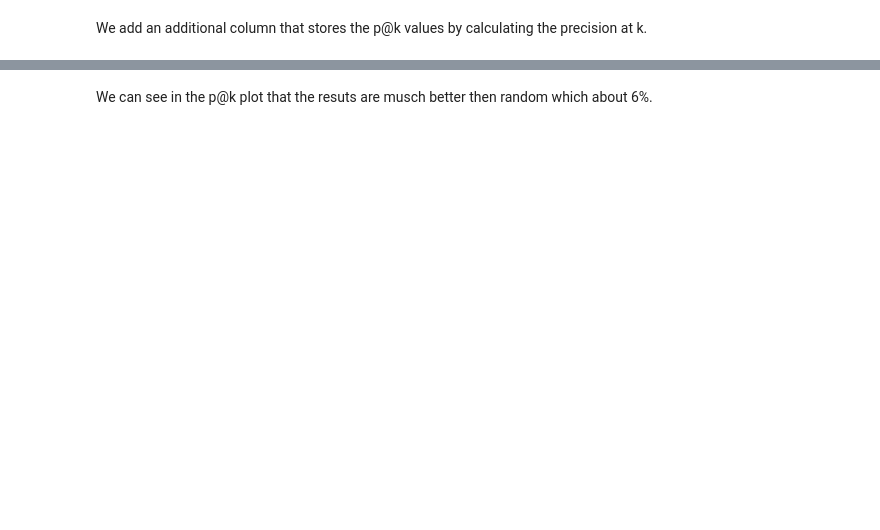
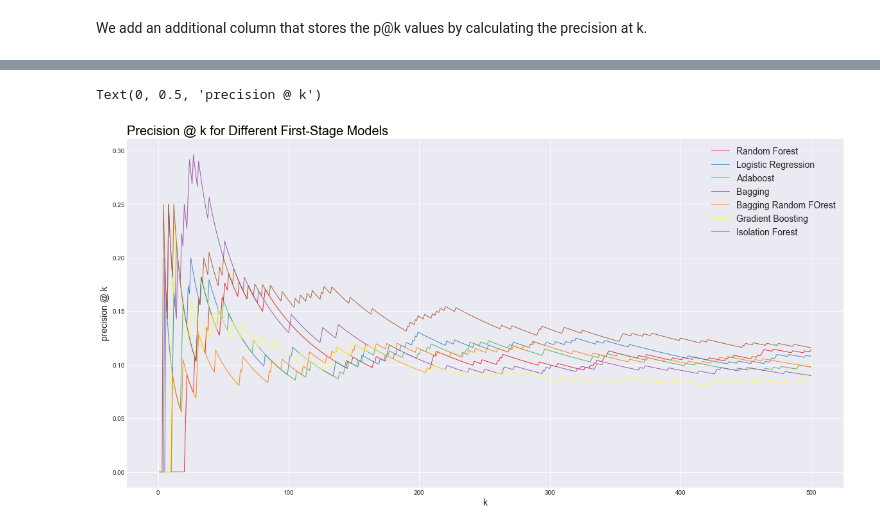
Before and after one commit to anish-saha/Network-Anomaly-Detection, a Jupyter notebook: Sybil_Detection_Twitter.ipynb, the cells around one changed output, grey strips where cells are left out. Saved outputs shown, nothing was run; the diff lists cells and outputs as text; code cells hidden in the pictures; blank space fills up the shorter version.

Commit message:
Precision at k with First Stage models

```diff
--- a/Sybil_Detection_Twitter.ipynb
+++ b/Sybil_Detection_Twitter.ipynb
@@ -175,3 +366 @@ def aggreagate_res(data_folder, res_path):
     return results_frame.reset_index()
-# %%
-df = aggreagate_res(output_folder, "res.csv").sort_values("mean_link_label", ascending=False)
@@ -187,0 +385,8 @@ df.head(10)
+# %%
+rf_df = calc_pk(rf_df)
+lr_df = calc_pk(lr_df)
+adaboost_df = calc_pk(adaboost_df)
+bagging_df = calc_pk(bagging_df)
+baggingRF_df = calc_pk(baggingRF_df)
+gradboost_df = calc_pk(gradboost_df)
+iso_df = calc_pk(iso_df)
@@ -192 +404,9 @@ df["p@k"] = df.apply(lambda x: x["actual_sum"]/x["k"], axis=1)
+# %%
+rf_df["p@k"] = rf_df.apply(lambda x: x["actual_sum"]/x["k"], axis=1)
+lr_df["p@k"] = lr_df.apply(lambda x: x["actual_sum"]/x["k"], axis=1)
+adaboost_df["p@k"] = adaboost_df.apply(lambda x: x["actual_sum"]/x["k"], axis=1)
+bagging_df["p@k"] = bagging_df.apply(lambda x: x["actual_sum"]/x["k"], axis=1)
+baggingRF_df["p@k"] = baggingRF_df.apply(lambda x: x["actual_sum"]/x["k"], axis=1)
+gradboost_df["p@k"] = gradboost_df.apply(lambda x: x["actual_sum"]/x["k"], axis=1)
+iso_df["p@k"] = iso_df.apply(lambda x: x["actual_sum"]/x["k"], axis=1)
 # %%
@@ -194,2 +431,0 @@ df[["k", "p@k"]].head(10)
-# %% [markdown]
-We can see in the p@k plot that the resuts are musch better then random which about 6%.
@@ -202,0 +432,30 @@ plt.plot(df[["k"]].values, np.full((len(df[["k"]]),1), 0.06))
+# %%
+%matplotlib inline
+import matplotlib.pyplot as plt
+
+plt.style.use('seaborn-darkgrid')
+palette = plt.get_cmap('Set1')
+plt.figure(figsize=(20,10))
+
+plt.plot(rf_df["k"][:500], rf_df["p@k"][:500], marker='',
+         color=palette(0), linewidth=1, alpha=0.9, label="Random Forest")
+plt.plot(lr_df["k"][:500], lr_df["p@k"][:500], marker='',
+         color=palette(1), linewidth=1, alpha=0.9, label="Logistic Regression")
+plt.plot(adaboost_df["k"][:500], adaboost_df["p@k"][:500], marker='',
+         color=palette(2), linewidth=1, alpha=0.9, label="Adaboost")
+plt.plot(bagging_df["k"][:500], bagging_df["p@k"][:500], marker='',
+         color=palette(3), linewidth=1, alpha=0.9, label="Bagging")
+plt.plot(baggingRF_df["k"][:500], baggingRF_df["p@k"][:500], marker='',
+         color=palette(4), linewidth=1, alpha=0.9, label="Bagging Random FOrest")
+plt.plot(gradboost_df["k"][:500], gradboost_df["p@k"][:500], marker='',
+         color=palette(5), linewidth=1, alpha=0.9, label="Gradient Boosting")
+plt.plot(iso_df["k"][:500], iso_df["p@k"][:500], marker='',
+         color=palette(6), linewidth=1, alpha=0.9, label="Isolation Forest")
+
+plt.legend(fontsize=14)
+plt.title("Precision @ k for Different First-Stage Models", loc='left', fontsize=20, fontweight=4, color='black')
+plt.xlabel("k", fontsize=14, fontweight=2)
+plt.ylabel("precision @ k", fontsize=14, fontweight=2)
+# %% [output]
+Text(0, 0.5, 'precision @ k')
+[figure, added]
```
Also changed, not shown: parts of 16 cells of this notebook, 2 other files.
